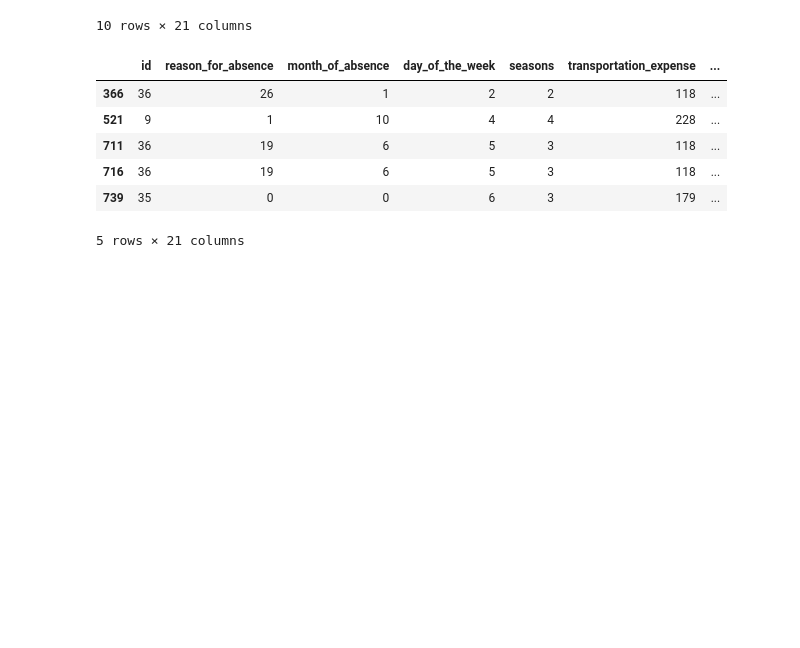
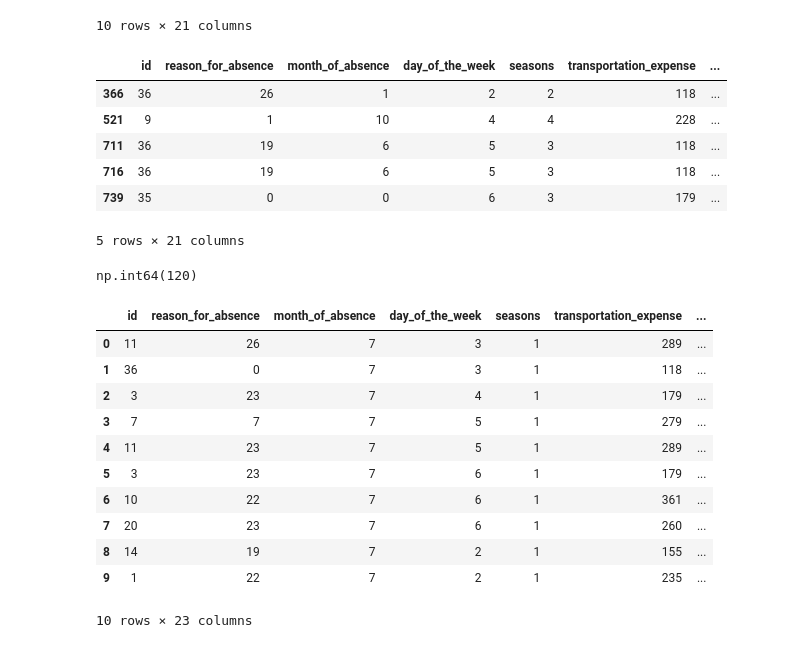
Before and after one commit to cyrilvincent/datascience, a Jupyter notebook: tp_absent.ipynb, the cells around one changed output. Cells and saved outputs as stored; diff of their text form; code cells hidden in the pictures; blank space fills up the shorter version.

```diff
--- a/tp_absent.ipynb
+++ b/tp_absent.ipynb
@@ -146,3 +146,28 @@ df_sup50.iloc[-5:]
 # Créer une colonne absence_category
 # Pour 0h, 4h, 8, 24, au delà (max)
 # Faire un iterrows et n'afficher que les absence_category == 0
+# %%
+absent_max = df["absenteeism_time_in_hours"].max()
+absent_max
+# %% [output]
+np.int64(120)
+# %%
+bins = [-1, 0, 4, 8, 24, absent_max]
+labels = ['Aucune', 'Courte (1-4h)', 'Demi-journée (5-8h)', 'Longue (9-24h)', 'Très longue (>24h)']
+category = pd.cut(df["absenteeism_time_in_hours"], bins=bins, labels=False)
+df["absence_category"] = category
+df["absence_category_label"]  = pd.cut(df["absenteeism_time_in_hours"], bins=bins, labels=labels)
+df.head(10)
+# %% [output]
+|  | id | reason_for_absence | month_of_absence | day_of_the_week | seasons | transportation_expense | ... |
+| 0 | 11 | 26 | 7 | 3 | 1 | 289 | ... |
+| 1 | 36 | 0 | 7 | 3 | 1 | 118 | ... |
+| 2 | 3 | 23 | 7 | 4 | 1 | 179 | ... |
+| 3 | 7 | 7 | 7 | 5 | 1 | 279 | ... |
+| 4 | 11 | 23 | 7 | 5 | 1 | 289 | ... |
+| 5 | 3 | 23 | 7 | 6 | 1 | 179 | ... |
+| 6 | 10 | 22 | 7 | 6 | 1 | 361 | ... |
+| 7 | 20 | 23 | 7 | 6 | 1 | 260 | ... |
+| 8 | 14 | 19 | 7 | 2 | 1 | 155 | ... |
+| 9 | 1 | 22 | 7 | 2 | 1 | 235 | ... |
+10 rows × 23 columns
```
Also changed, not shown: parts of 2 cells of this notebook.
